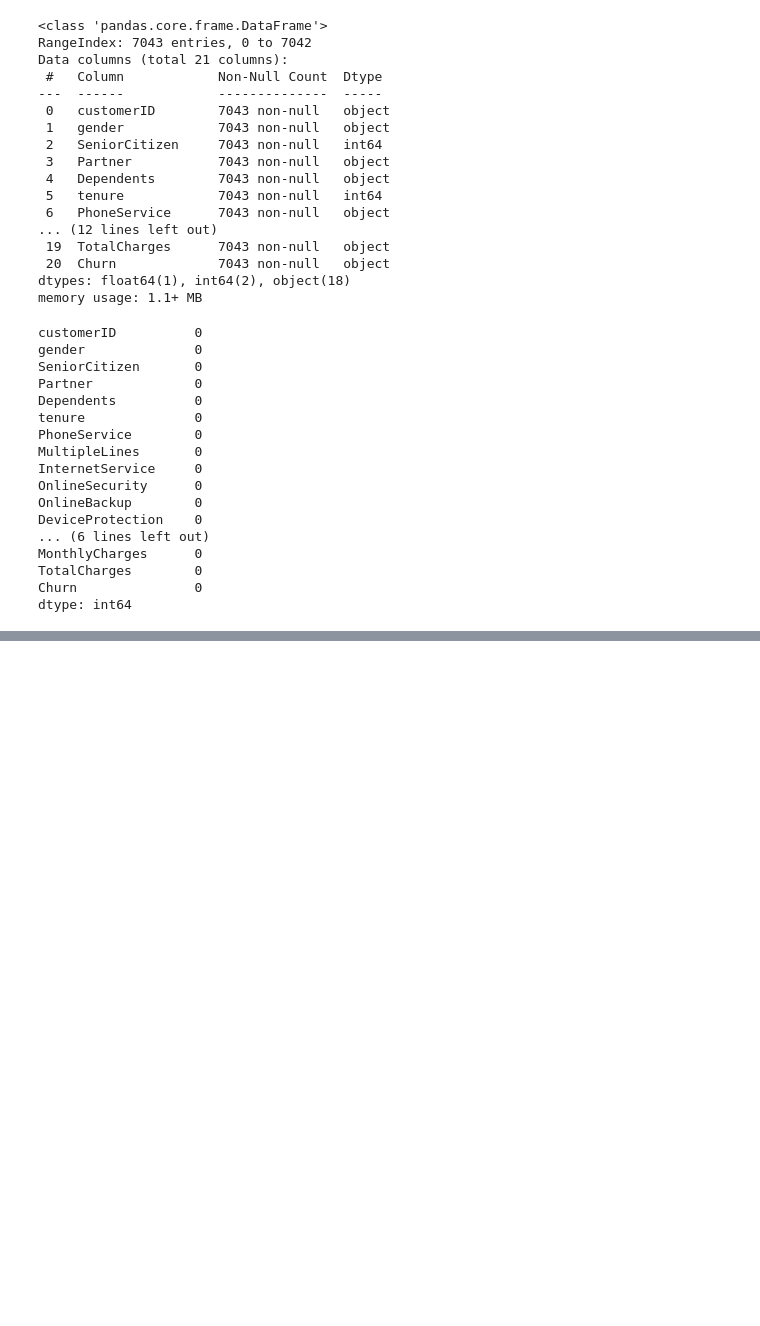
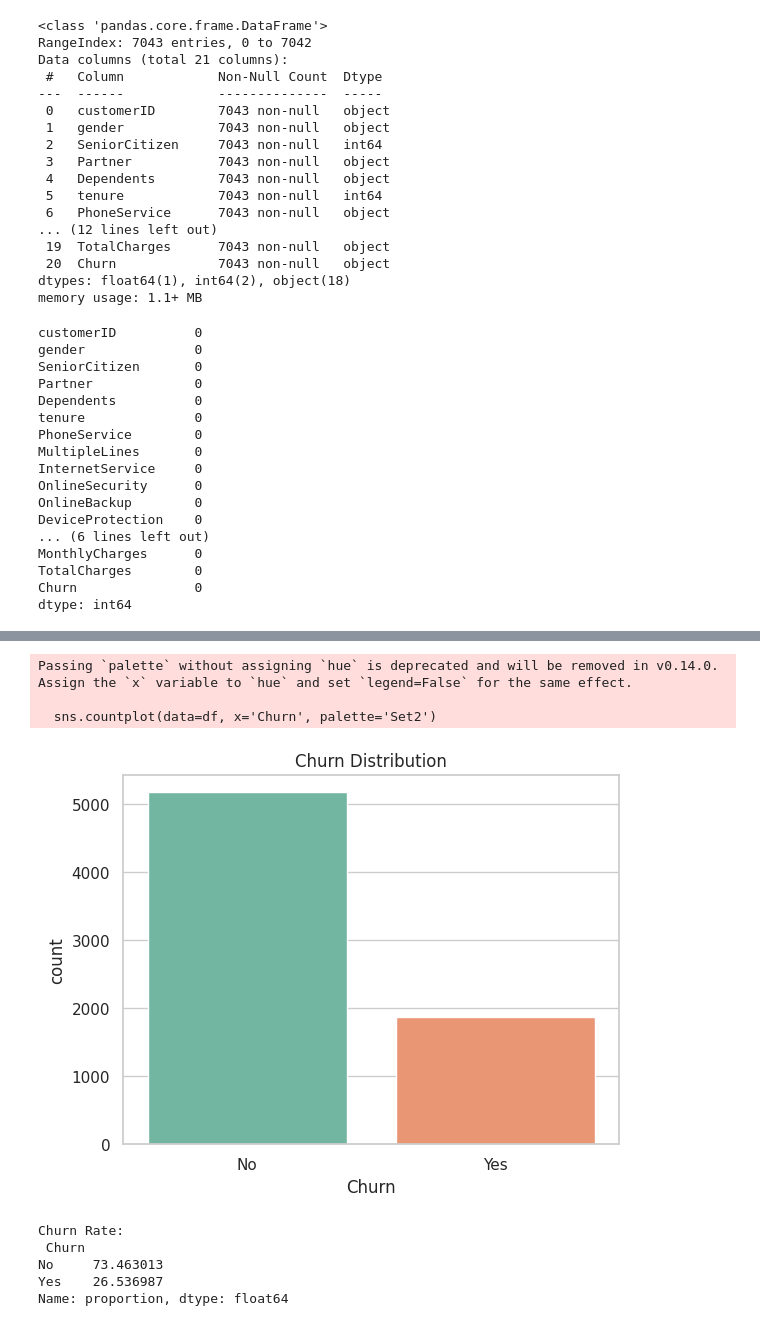
Before and after one commit to Ganindu-Deshapriya/Customer_Churn_Prediction_Group_06, a Jupyter notebook: Customer_Churn_Prediction_Group_06/notebooks/Sanjaya_FC211023/EDA.ipynb, the cells around one changed output, grey strips where cells are left out. Cells and saved outputs as stored; diff of their text form; code cells hidden in the pictures; blank space fills up the shorter version.

```diff
--- a/Customer_Churn_Prediction_Group_06/notebooks/Sanjaya_FC211023/EDA.ipynb
+++ b/Customer_Churn_Prediction_Group_06/notebooks/Sanjaya_FC211023/EDA.ipynb
@@ -60,3 +60,7 @@ MonthlyCharges      0
 TotalCharges        0
 Churn               0
 dtype: int64
+# %%
+# Convert to numeric and handle missing values
+df['TotalCharges'] = pd.to_numeric(df['TotalCharges'], errors='coerce')
+df['TotalCharges'].fillna(df['TotalCharges'].median(), inplace=True)
@@ -62,0 +86,19 @@ dtype: int64
+# %%
+# Countplot for Churn
+sns.countplot(data=df, x='Churn', palette='Set2')
+plt.title("Churn Distribution")
+plt.show()
+
+# Percent churn
+churn_rate = df['Churn'].value_counts(normalize=True) * 100
+print("Churn Rate:\n", churn_rate)
+# %% [output]
+Passing `palette` without assigning `hue` is deprecated and will be removed in v0.14.0. Assign the `x` variable to `hue` and set `legend=False` for the same effect.
+
+  sns.countplot(data=df, x='Churn', palette='Set2')
+[figure, added]
+Churn Rate:
+ Churn
+No     73.463013
+Yes    26.536987
+Name: proportion, dtype: float64
```
Also changed, not shown: parts of 5 cells of this notebook.
